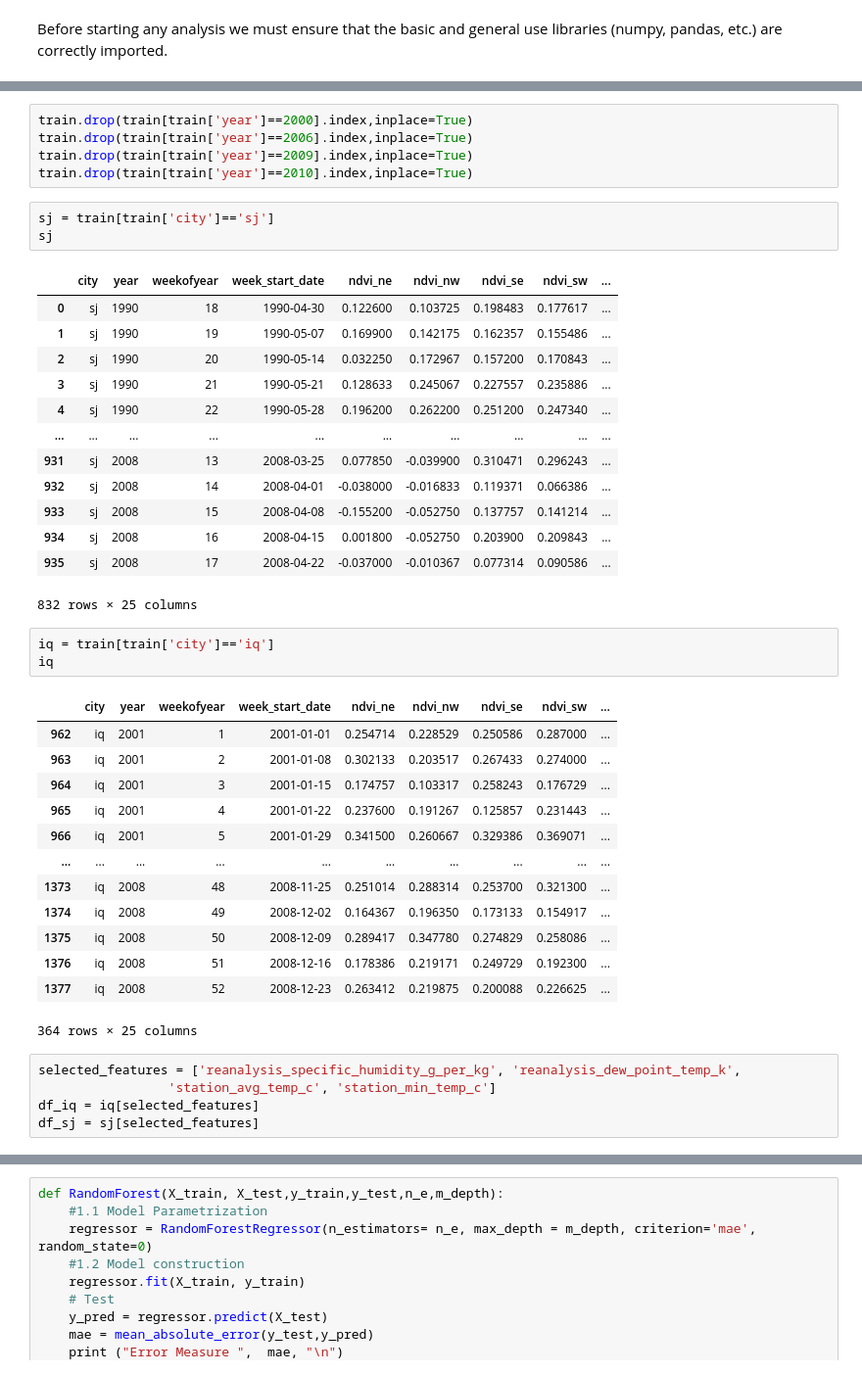
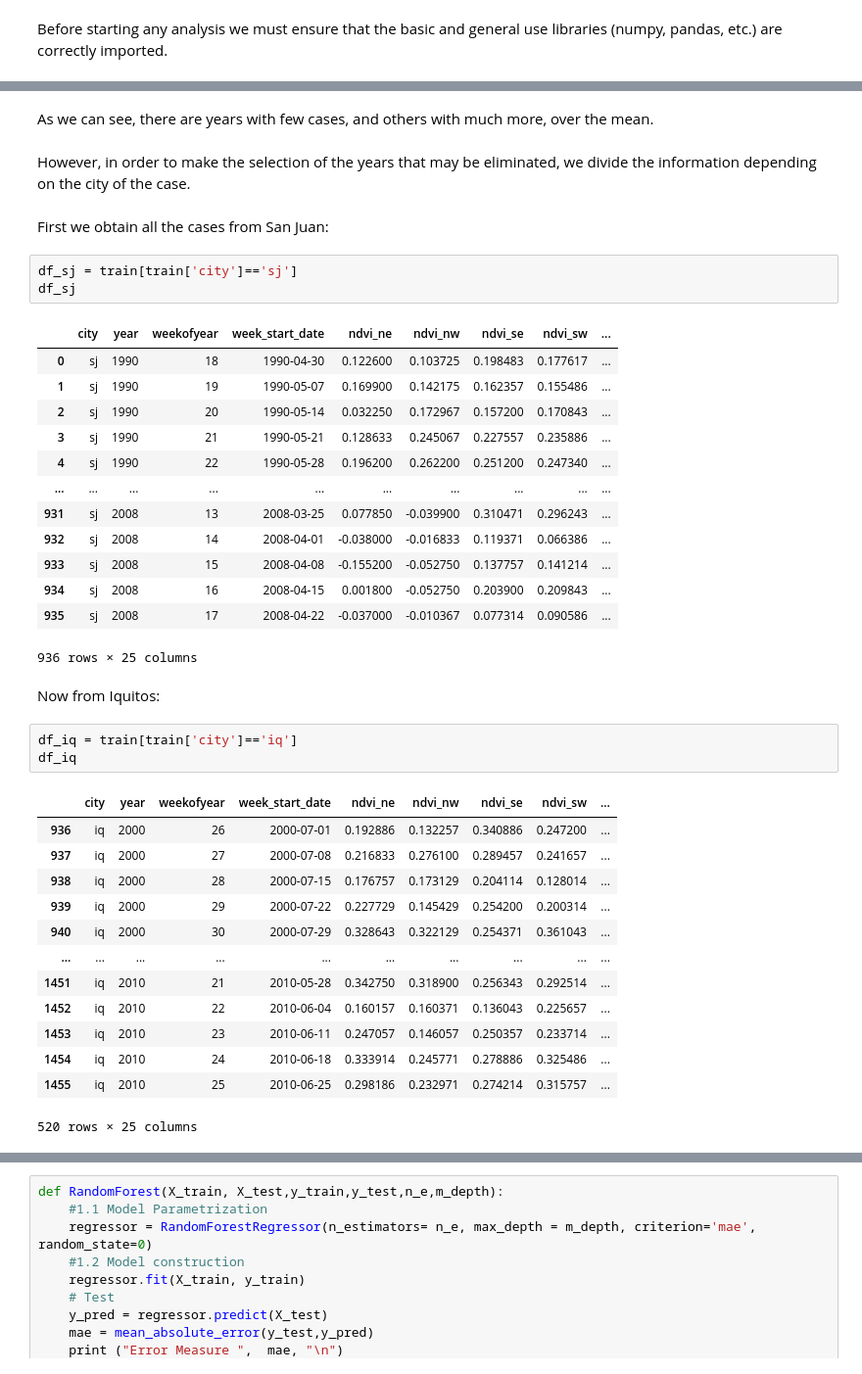
Before and after one commit to sergiosb99/SSJ_SupervisedLearning, a Jupyter notebook: Dengue_Upgrade_Cities_Years.ipynb, the cells around one changed output, grey strips where cells are left out. Shown: that part at 98% size. Saved outputs shown, nothing was run; the diff lists cells and outputs as text.

```diff
--- a/Dengue_Upgrade_Cities_Years.ipynb
+++ b/Dengue_Upgrade_Cities_Years.ipynb
@@ -83,11 +85,12 @@ Eliminamos 2000, 2006, 2009 y 2010
-# %%
-train.drop(train[train['year']==2000].index,inplace=True)
-train.drop(train[train['year']==2006].index,inplace=True)
-train.drop(train[train['year']==2009].index,inplace=True)
-train.drop(train[train['year']==2010].index,inplace=True)
+# %% [markdown]
+As we can see, there are years with few cases, and others with much more, over the mean.
+# %% [markdown]
+However, in order to make the selection of the years that may be eliminated, we divide the information depending on the city of the case.
+# %% [markdown]
+First we obtain all the cases from San Juan:
 # %%
-sj = train[train['city']=='sj']
-sj
+df_sj = train[train['city']=='sj']
+df_sj
 # %% [output]
 |  | city | year | weekofyear | week_start_date | ndvi_ne | ndvi_nw | ndvi_se | ndvi_sw | ... |
 | 0 | sj | 1990 | 18 | 1990-04-30 | 0.122600 | 0.103725 | 0.198483 | 0.177617 | ... |
@@ -101,26 +104,23 @@ sj
 | 933 | sj | 2008 | 15 | 2008-04-08 | -0.155200 | -0.052750 | 0.137757 | 0.141214 | ... |
 | 934 | sj | 2008 | 16 | 2008-04-15 | 0.001800 | -0.052750 | 0.203900 | 0.209843 | ... |
 | 935 | sj | 2008 | 17 | 2008-04-22 | -0.037000 | -0.010367 | 0.077314 | 0.090586 | ... |
-832 rows × 25 columns
+936 rows × 25 columns
+# %% [markdown]
+Now from Iquitos:
 # %%
-iq = train[train['city']=='iq']
-iq
+df_iq = train[train['city']=='iq']
+df_iq
 # %% [output]
 |  | city | year | weekofyear | week_start_date | ndvi_ne | ndvi_nw | ndvi_se | ndvi_sw | ... |
-| 962 | iq | 2001 | 1 | 2001-01-01 | 0.254714 | 0.228529 | 0.250586 | 0.287000 | ... |
-| 963 | iq | 2001 | 2 | 2001-01-08 | 0.302133 | 0.203517 | 0.267433 | 0.274000 | ... |
-| 964 | iq | 2001 | 3 | 2001-01-15 | 0.174757 | 0.103317 | 0.258243 | 0.176729 | ... |
-| 965 | iq | 2001 | 4 | 2001-01-22 | 0.237600 | 0.191267 | 0.125857 | 0.231443 | ... |
-| 966 | iq | 2001 | 5 | 2001-01-29 | 0.341500 | 0.260667 | 0.329386 | 0.369071 | ... |
+| 936 | iq | 2000 | 26 | 2000-07-01 | 0.192886 | 0.132257 | 0.340886 | 0.247200 | ... |
+| 937 | iq | 2000 | 27 | 2000-07-08 | 0.216833 | 0.276100 | 0.289457 | 0.241657 | ... |
+| 938 | iq | 2000 | 28 | 2000-07-15 | 0.176757 | 0.173129 | 0.204114 | 0.128014 | ... |
+| 939 | iq | 2000 | 29 | 2000-07-22 | 0.227729 | 0.145429 | 0.254200 | 0.200314 | ... |
+| 940 | iq | 2000 | 30 | 2000-07-29 | 0.328643 | 0.322129 | 0.254371 | 0.361043 | ... |
 | ... | ... | ... | ... | ... | ... | ... | ... | ... | ... |
-| 1373 | iq | 2008 | 48 | 2008-11-25 | 0.251014 | 0.288314 | 0.253700 | 0.321300 | ... |
-| 1374 | iq | 2008 | 49 | 2008-12-02 | 0.164367 | 0.196350 | 0.173133 | 0.154917 | ... |
-| 1375 | iq | 2008 | 50 | 2008-12-09 | 0.289417 | 0.347780 | 0.274829 | 0.258086 | ... |
-| 1376 | iq | 2008 | 51 | 2008-12-16 | 0.178386 | 0.219171 | 0.249729 | 0.192300 | ... |
-| 1377 | iq | 2008 | 52 | 2008-12-23 | 0.263412 | 0.219875 | 0.200088 | 0.226625 | ... |
+| 1451 | iq | 2010 | 21 | 2010-05-28 | 0.342750 | 0.318900 | 0.256343 | 0.292514 | ... |
+| 1452 | iq | 2010 | 22 | 2010-06-04 | 0.160157 | 0.160371 | 0.136043 | 0.225657 | ... |
+| 1453 | iq | 2010 | 23 | 2010-06-11 | 0.247057 | 0.146057 | 0.250357 | 0.233714 | ... |
+| 1454 | iq | 2010 | 24 | 2010-06-18 | 0.333914 | 0.245771 | 0.278886 | 0.325486 | ... |
+| 1455 | iq | 2010 | 25 | 2010-06-25 | 0.298186 | 0.232971 | 0.274214 | 0.315757 | ... |
-364 rows × 25 columns
+520 rows × 25 columns
-# %%
-selected_features = ['reanalysis_specific_humidity_g_per_kg', 'reanalysis_dew_point_temp_k',
-                 'station_avg_temp_c', 'station_min_temp_c']
-df_iq = iq[selected_features]
-df_sj = sj[selected_features]
```
Also changed, not shown: parts of 58 cells of this notebook.
